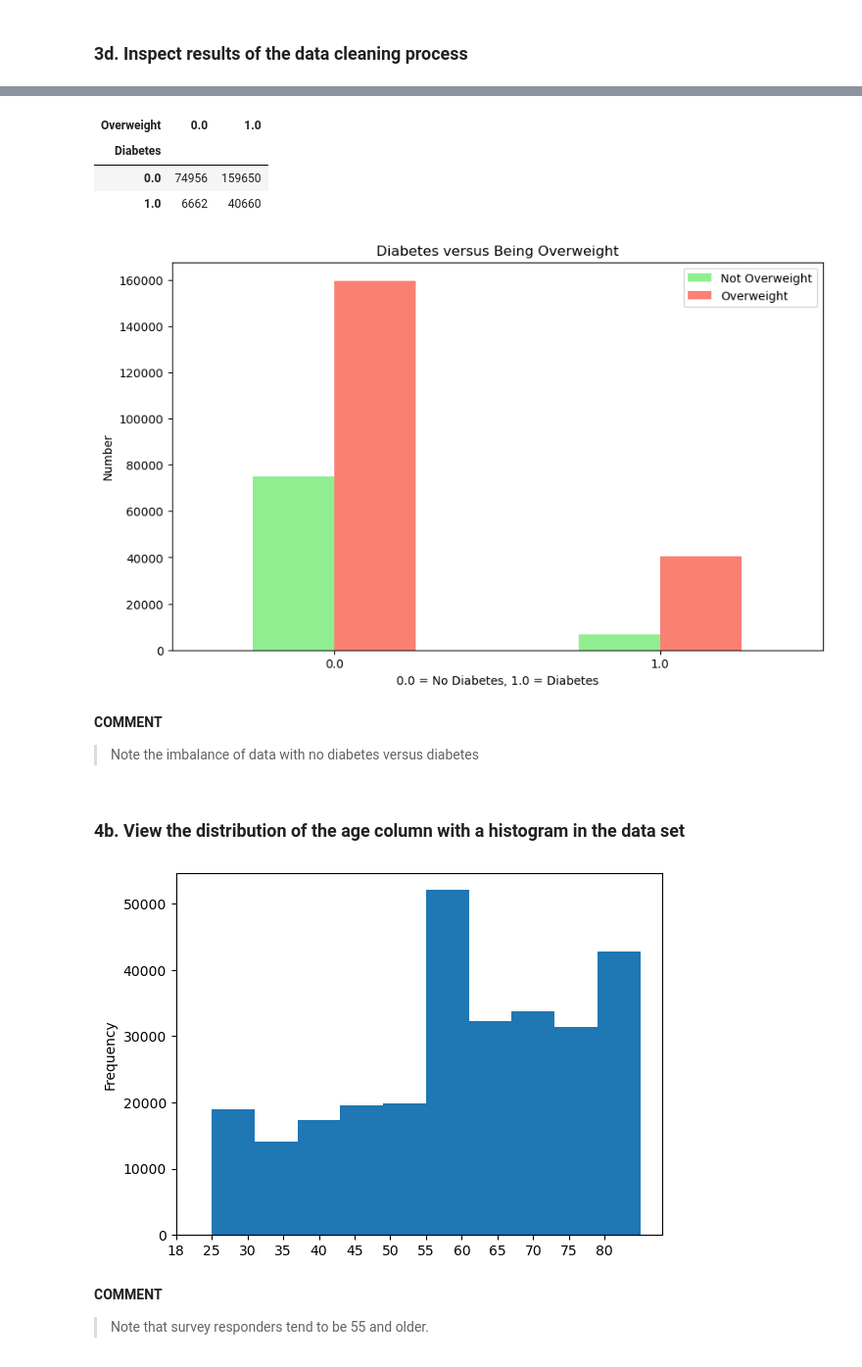
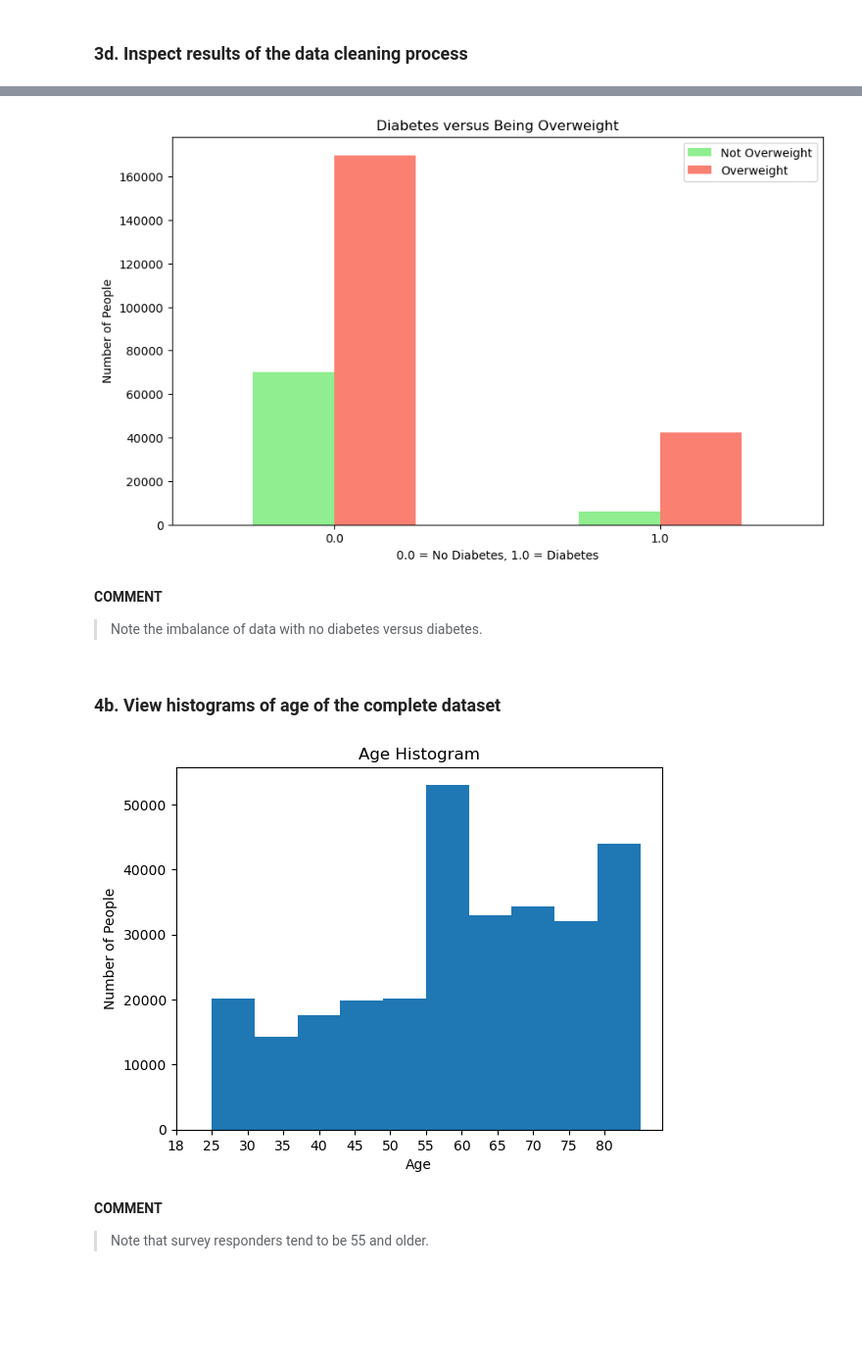
Before and after one commit to mdoane7/capstone, a Jupyter notebook: 1-Methodology.ipynb, the cells around one changed output, grey strips where cells are left out. Shown: that part at 98% size. Saved outputs shown, nothing was run; the diff lists cells and outputs as text; code cells hidden in the pictures; blank space fills up the shorter version.

```diff
--- a/1-Methodology.ipynb
+++ b/1-Methodology.ipynb
@@ -187,7 +185,7 @@ CDC_Diabetes_DataFrame_Selection = CDC_Diabetes_DataFrame_Selection.rename(colum
     'DIABETE4':'Diabetes', '_RFHYPE6':'HighBloodPressure', 'TOLDHI3':'HighCholesterol',
     '_BMI5':'BMI', '_BMI5CAT':'Overweight', 'SMOKE100':'Smoker', 'CVDSTRK3':'Stroke', '_MICHD':'HeartIssues',
     '_TOTINDA':'PhysicalActivity','_FRTLT1A':'Fruits', '_VEGLT1A':"Vegetables", 'DRNKANY5':'Alcohol',
-    '_HLTHPLN':'HealthPlan', '_SEX':'Sex', '_AGEG5YR':'Age', '_PRACE1':'Race'})
+    '_SEX':'Sex', '_AGEG5YR':'Age', '_PRACE1':'Race'})
 # %%
 # View a sample of the selected data frame with the modified column names
 CDC_Diabetes_DataFrame_Selection.head()
@@ -370,11 +357,0 @@ array([15., 28., 33., 29., 24., 46., 23., 40., 27., 35., 18., 30., 25.,
-# %%
-# _BMI5CAT = Overweight = Note this is computed from height and weight
-# Respondent values: 1 = Underweight; 2 = Normal Weight; 3 = Overweight; 4 = Obese
-# Revised dataset as follows:
-    # Modified to binary classification:
-        # 0 = Not Overweight (1 = Underweight; 2 = Normal Weight;)
-        # 1 = Overweight (3 = Overweight; 4 = Obese)
-CDC_Diabetes_DataFrame_Selection['Overweight'] = CDC_Diabetes_DataFrame_Selection['Overweight'].replace({1:0, 2:0, 3:1, 4:1})
-
-#Display all unique values in Overweight Column (should be only 0s and 1s)
-CDC_Diabetes_DataFrame_Selection.Overweight.unique()
@@ -508,13 +480,0 @@ array([0, 1], dtype=int64)
-# %%
-# _HLTHPLN = HealthPlan = Do you have health insurance?
-# Respondent values: 1 = Yes; 2 = No; 9 = All Others (Don't Know, Refused)
-# Revised dataset as follows:
-    # Modified to binary classification:
-        # 0 = No Health Plan (2 = No)
-        # 1 = Has a Health Plan (1 = Yes)
-    # Removed: 9 = All Others (Don't Know, Refused)
-CDC_Diabetes_DataFrame_Selection['HealthPlan'] = CDC_Diabetes_DataFrame_Selection['HealthPlan'].replace({2:0, 1:1})
-CDC_Diabetes_DataFrame_Selection = CDC_Diabetes_DataFrame_Selection[CDC_Diabetes_DataFrame_Selection.HealthPlan != 9]
-
-#Display all unique values in HealthPlan Column (should be only 0s and 1s)
-CDC_Diabetes_DataFrame_Selection.HealthPlan.unique()
@@ -626,36 +583,31 @@ The next step is to visualize the cleaned data set. We will do so as follows:
-# %%
-# Compare target column with sex column
-pd.crosstab(CDC_Diabetes_DataFrame_Selection.Diabetes, CDC_Diabetes_DataFrame_Selection.Overweight)
-# %% [output]
-| Overweight | 0.0 | 1.0 |
-| Diabetes |  |  |
-| 0.0 | 74956 | 159650 |
-| 1.0 | 6662 | 40660 |
 # %%
 # Create a plot of crosstab
+CDC_Diabetes_DataFrame_Selection['Overweight'] = np.where(CDC_Diabetes_DataFrame_Selection['BMI']<25,0,1)
 pd.crosstab(CDC_Diabetes_DataFrame_Selection.Diabetes,
-            CDC_Diabetes_DataFrame_Selection.Overweight).plot(kind = "bar",
-                                                             figsize=(10, 6),
-                                                             color=["lightgreen","salmon"])
+            CDC_Diabetes_DataFrame_Selection.Overweight).plot(kind = "bar", figsize=(10, 6), color=["lightgreen","salmon"])
 plt.title("Diabetes versus Being Overweight")
 plt.xlabel("0.0 = No Diabetes, 1.0 = Diabetes")
-plt.ylabel("Number")
+plt.ylabel("Number of People")
 plt.legend(["Not Overweight", "Overweight"]);
 plt.xticks(rotation=0);
+CDC_Diabetes_DataFrame_Selection = CDC_Diabetes_DataFrame_Selection.drop(columns=['Overweight'])
 # %% [output]
-[figure, old version]
+[figure, new version]
 # %% [markdown]
 **COMMENT**
 
-> Note the imbalance of data with no diabetes versus diabetes
+> Note the imbalance of data with no diabetes versus diabetes.
 # %% [markdown]
-### 4b. View the distribution of the age column with a histogram in the data set
+### 4b. View histograms of age of the complete dataset
 # %%
 CDC_Diabetes_DataFrame_Selection.Age.plot.hist()
 labels= ['18', '25', '30', '35', '40', '45', '50', '55', '60', '65', '70', '75', '80']
+plt.title('Age Histogram')
+plt.xlabel('Age')
+plt.ylabel('Number of People')
 plt.xticks(np.arange(13), labels);
 # %% [output]
-[figure, old version]
+[figure, new version]
 # %% [markdown]
 **COMMENT**
 
```
Also changed, not shown: parts of 62 cells of this notebook, 4 other files.
